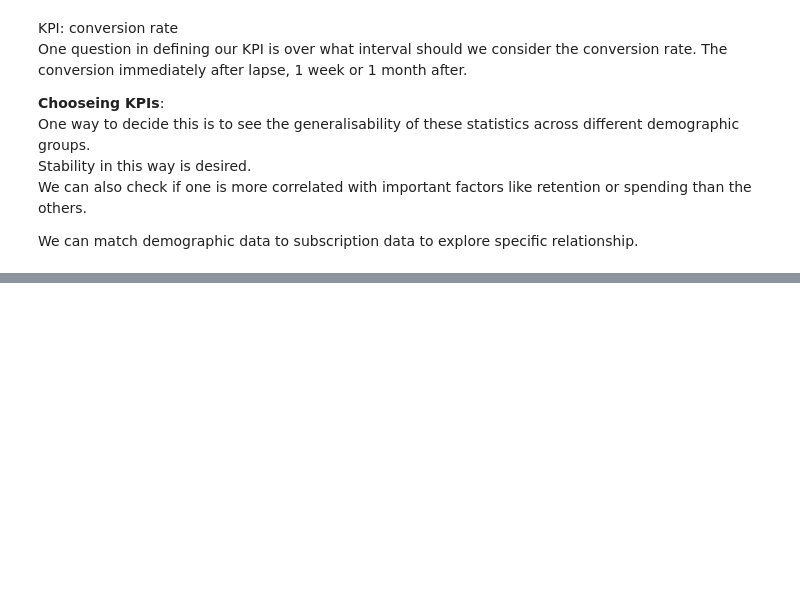
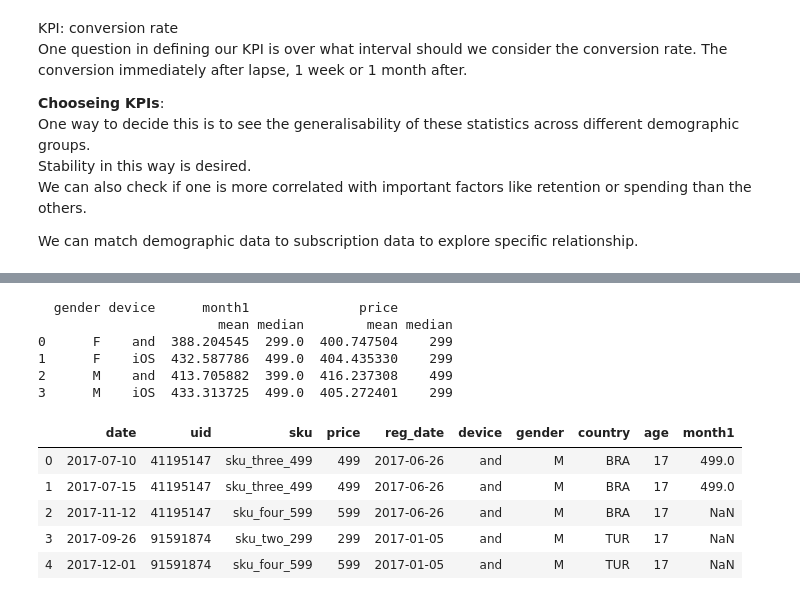
Before and after one commit to etherion-1337/python_basics, a Jupyter notebook: python_AB_test.ipynb, the cells around one changed output, grey strips where cells are left out. Cells and saved outputs as stored; diff of their text form; code cells hidden in the pictures; blank space fills up the shorter version.

```diff
--- a/python_AB_test.ipynb
+++ b/python_AB_test.ipynb
@@ -140,0 +224,4 @@ sub_data_grp.agg({"age":[truncated_mean]})
+# %%
+df_uid_combined_data['reg_date'] = df_uid_combined_data['reg_date'].str.slice(0,10)
+df_uid_combined_data['date'] = pd.to_datetime(df_uid_combined_data['date'])
+df_uid_combined_data['reg_date'] = pd.to_datetime(df_uid_combined_data['reg_date'])
@@ -140,0 +254,3 @@ sub_data_grp.agg({"age":[truncated_mean]})
+# %%
+current_date = pd.to_datetime('2018-03-17 00:00:00')
+current_date
@@ -140,0 +299,12 @@ sub_data_grp.agg({"age":[truncated_mean]})
+# %%
+# Set the max registration date to be one month before today
+max_reg_date = current_date - timedelta(days=28)
+
+# Find the month 1 values:
+month1 = np.where((df_uid_combined_data.reg_date < max_reg_date) &
+                    (df_uid_combined_data.date < df_uid_combined_data.reg_date + timedelta(days=28)),
+                  df_uid_combined_data.price,
+                  np.NaN)
+
+# Update the value in the DataFrame
+df_uid_combined_data['month1'] = month1
@@ -140,0 +314,24 @@ sub_data_grp.agg({"age":[truncated_mean]})
+# %%
+# Aggregate the month1 and price data
+purchase_summary = purchase_data_upd.agg(
+                        {'month1': ['mean', 'median'],
+                        'price': ['mean', 'median']})
+
+# Examine the results
+print(purchase_summary)
+# %% [output]
+  gender device      month1              price
+                       mean median        mean median
+0      F    and  388.204545  299.0  400.747504    299
+1      F    iOS  432.587786  499.0  404.435330    299
+2      M    and  413.705882  399.0  416.237308    499
+3      M    iOS  433.313725  499.0  405.272401    299
+# %%
+df_uid_combined_data.head()
+# %% [output]
+|  | date | uid | sku | price | reg_date | device | gender | country | age | month1 |
+| 0 | 2017-07-10 | 41195147 | sku_three_499 | 499 | 2017-06-26 | and | M | BRA | 17 | 499.0 |
+| 1 | 2017-07-15 | 41195147 | sku_three_499 | 499 | 2017-06-26 | and | M | BRA | 17 | 499.0 |
+| 2 | 2017-11-12 | 41195147 | sku_four_599 | 599 | 2017-06-26 | and | M | BRA | 17 | NaN |
+| 3 | 2017-09-26 | 91591874 | sku_two_299 | 299 | 2017-01-05 | and | M | TUR | 17 | NaN |
+| 4 | 2017-12-01 | 91591874 | sku_four_599 | 599 | 2017-01-05 | and | M | TUR | 17 | NaN |
```
Also changed, not shown: parts of 30 cells of this notebook.
